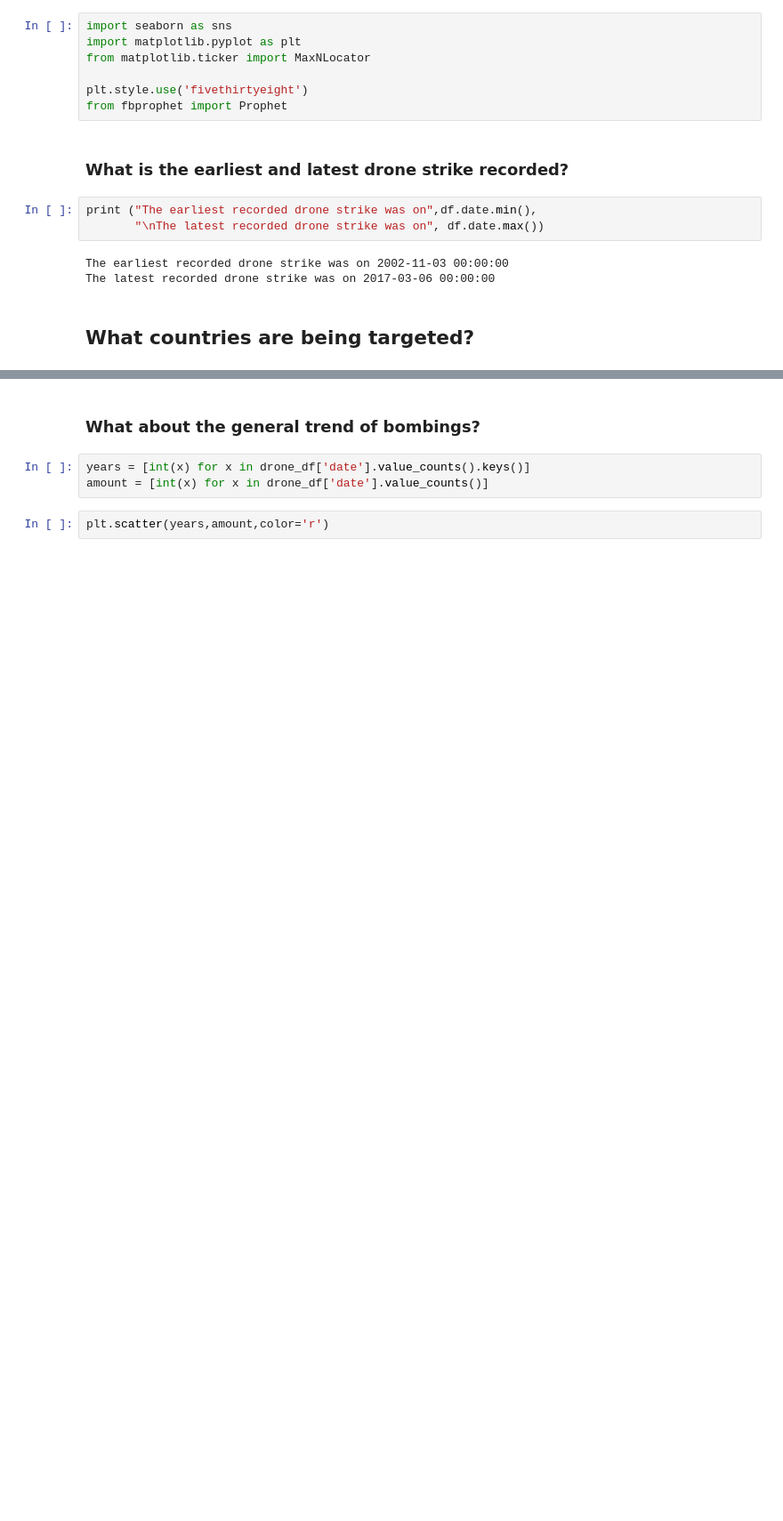
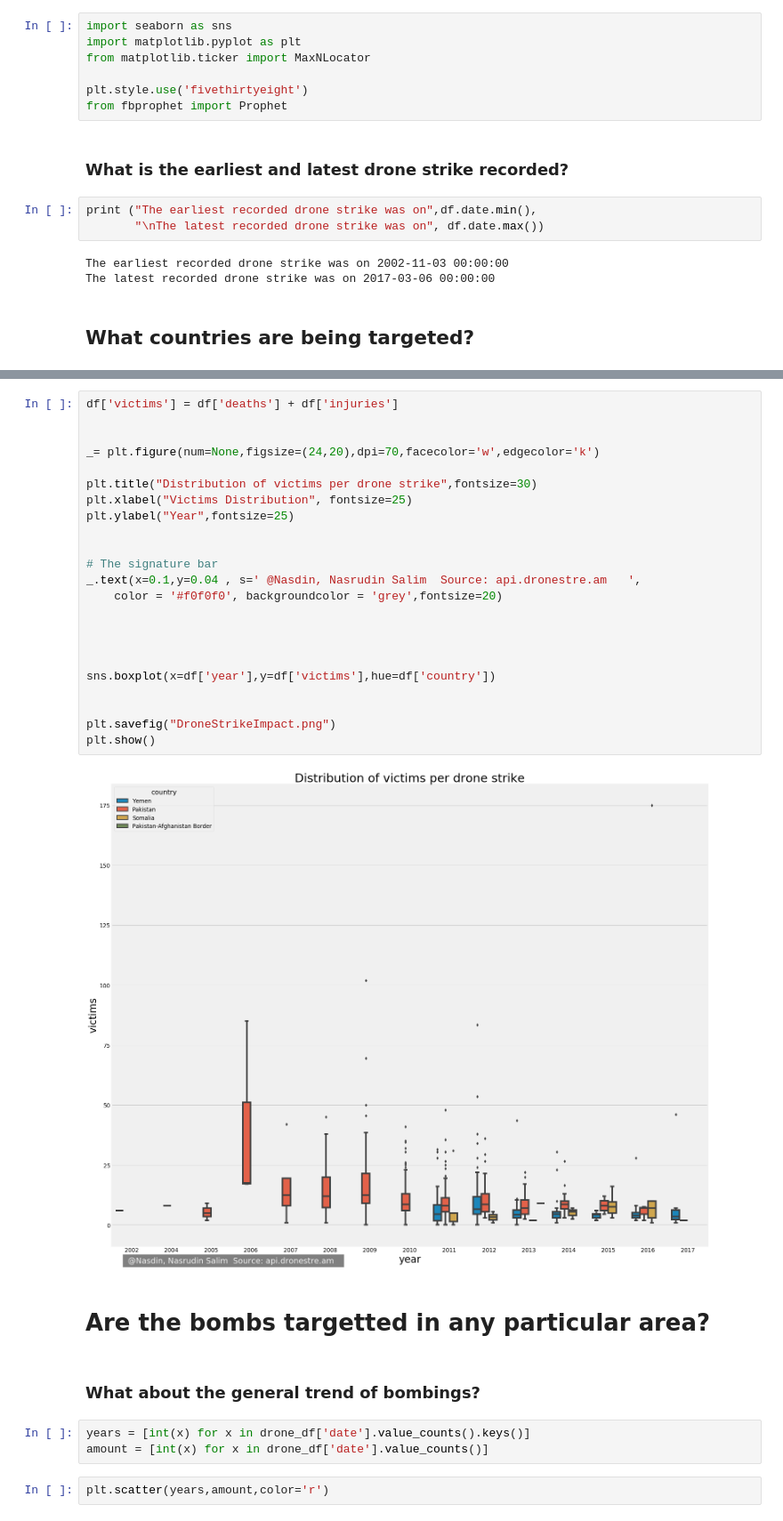
Before and after one commit to Nasdin/Drone-Strike-Visualization, a Jupyter notebook: Drone Strike Analysis.ipynb, the cells around one changed output, grey strips where cells are left out. Shown: that part at 89% size. Saved outputs shown, nothing was run; the diff lists cells and outputs as text; blank space fills up the shorter version.

```diff
--- a/Drone Strike Analysis.ipynb
+++ b/Drone Strike Analysis.ipynb
@@ -278,3 +271,30 @@ sns.boxplot (drone_df['date'] , drone_df['deaths'])
+# %%
+df['victims'] = df['deaths'] + df['injuries']
+
+
+_= plt.figure(num=None,figsize=(24,20),dpi=70,facecolor='w',edgecolor='k')
+
+plt.title("Distribution of victims per drone strike",fontsize=30)
+plt.xlabel("Victims Distribution", fontsize=25)
+plt.ylabel("Year",fontsize=25)
+
+
+# The signature bar
+_.text(x=0.1,y=0.04 , s=' @Nasdin, Nasrudin Salim  Source: api.dronestre.am   ',
+    color = '#f0f0f0', backgroundcolor = 'grey',fontsize=20)
+
+
+
+
+sns.boxplot(x=df['year'],y=df['victims'],hue=df['country'])
+
+
+plt.savefig("DroneStrikeImpact.png")
+plt.show()
+# %% [output]
+[figure, added]
+# %% [markdown]
+# Are the bombs targetted in any particular area?
 # %% [markdown]
 ### What about the general trend of bombings?
 # %%
```
Also changed, not shown: parts of 18 cells of this notebook, 3 other files.
